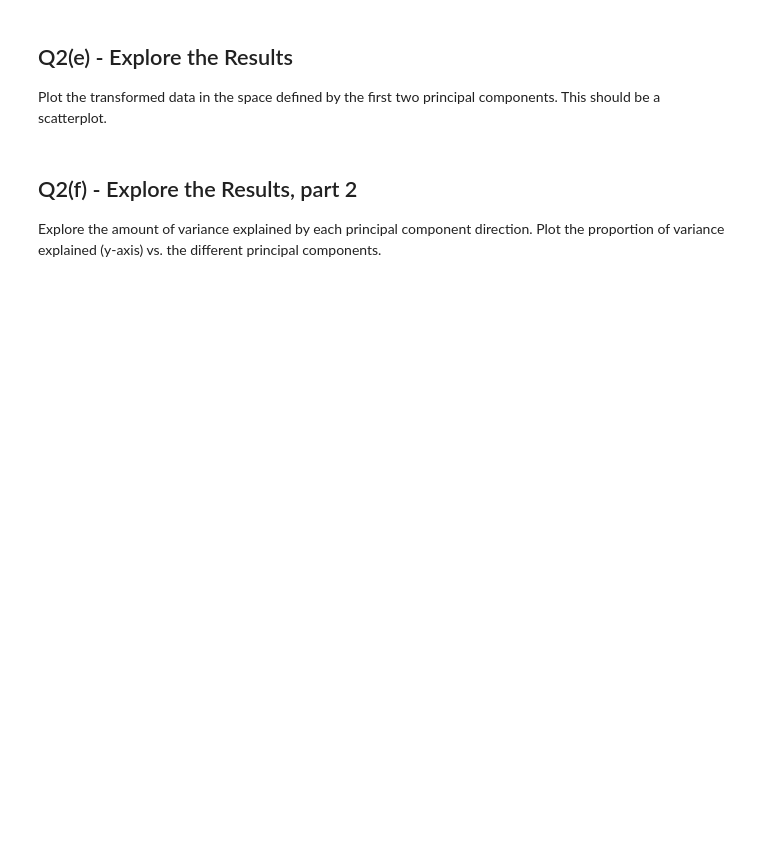
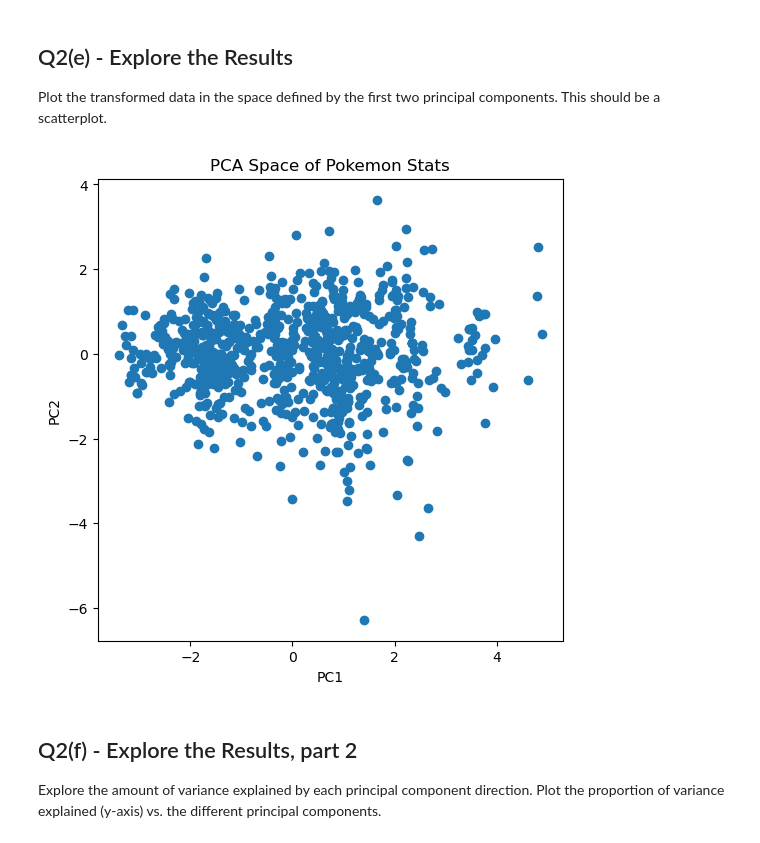
Before and after one commit to aarschne/CS5831Shared, a Jupyter notebook: a3-5831/a3-5831.ipynb, the cells around one changed output. Drawn from its saved outputs; the diff is of its cells as text; code cells hidden in the pictures; blank space fills up the shorter version.

```diff
--- a/a3-5831/a3-5831.ipynb
+++ b/a3-5831/a3-5831.ipynb
@@ -360,6 +390,8 @@ The six features (Pokemon Skills) have different ranges, therefore we should sca
 # %%
 # Scale the data
 
-pokScaled = ...
+scaler = StandardScaler()
+
+pokScaled = scaler.fit_transform(pok[stats])
 # %%
 grader.check("q2c")
@@ -371,7 +405,7 @@ Store the results of PCA in `pokPCA` and the transformed data in `pokTr`.
 # %%
 # Run PCA on the scaled data
 
-pokPCA = ...
-pokTr = ...
+pokPCA = PCA()
+pokTr = pokPCA.fit_transform(pokScaled)
 # %%
 grader.check("q2d")
@@ -383,6 +419,14 @@ grader.check("q2d")
 Plot the transformed data in the space defined by the first two principal components. This should be a scatterplot.
 # %%
 # Plot the transformed data
+plt.figure(figsize=(6,6))
+plt.scatter(pokTr[:, 0], pokTr[:, 1])
+plt.xlabel("PC1")
+plt.ylabel("PC2")
+plt.title("PCA Space of Pokemon Stats")
+plt.show()
+# %% [output]
+[figure, added]
 # %% [markdown]
 <!-- END QUESTION -->
 
```
Also changed, not shown: parts of 8 cells of this notebook, 2 other files.
